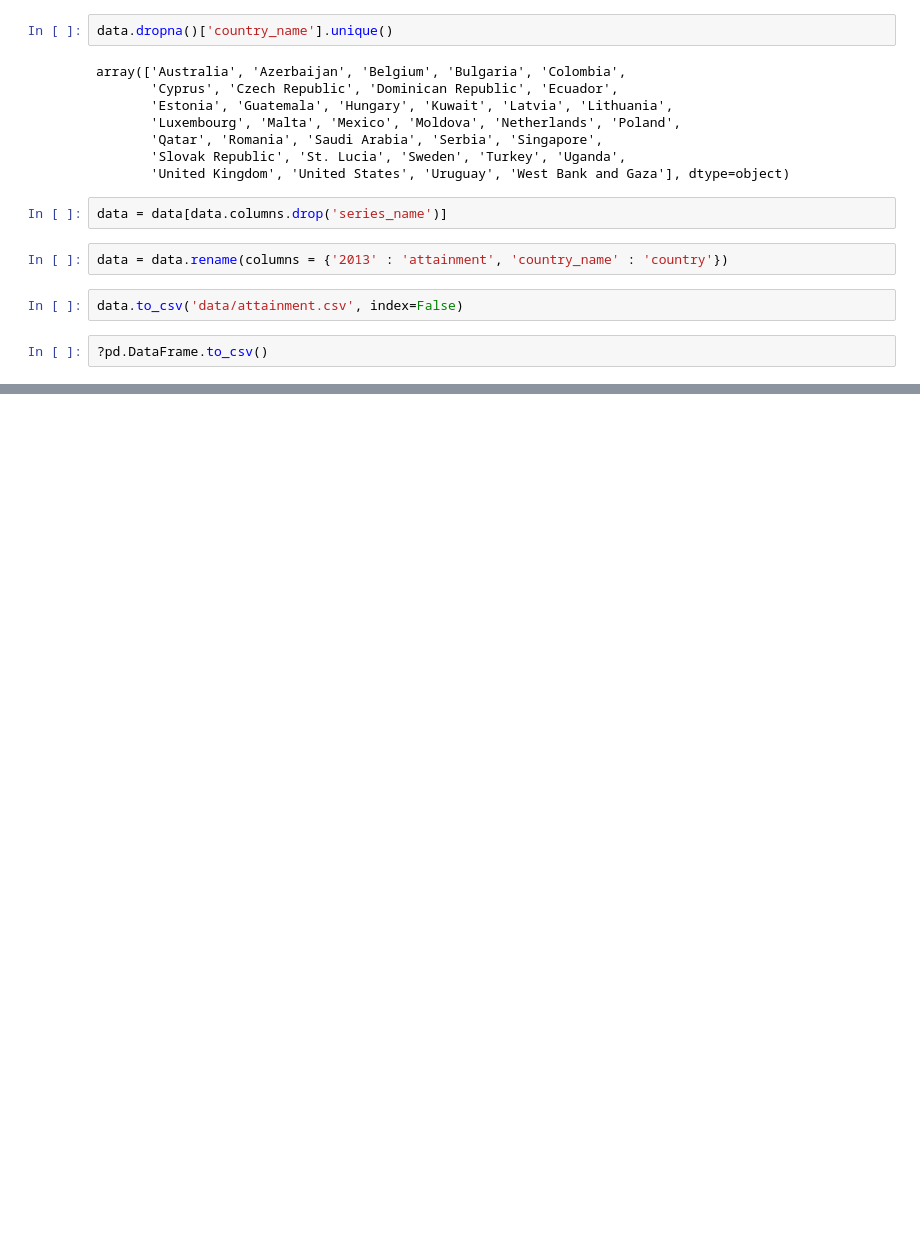
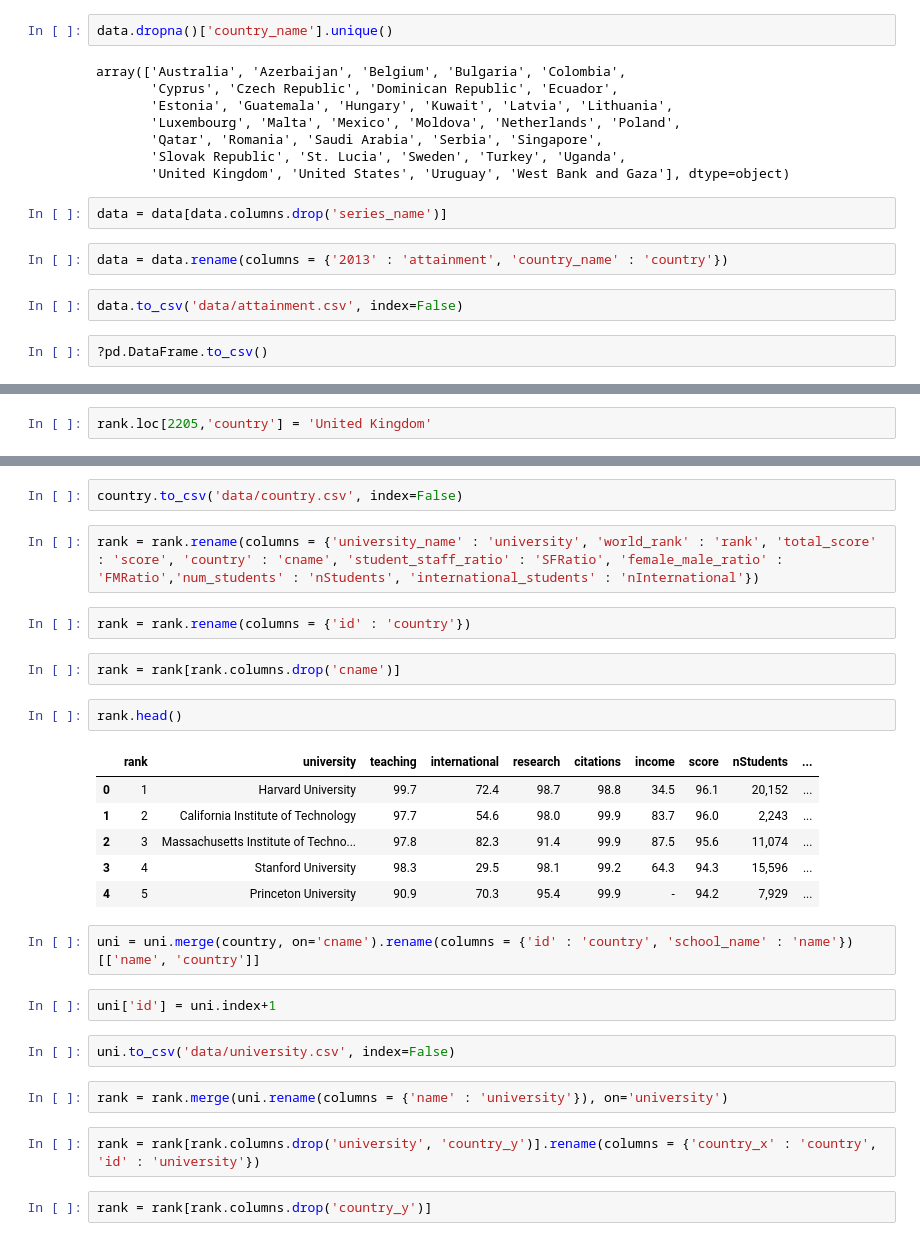
Before and after one commit to devinnicholson/CPE365-Project, a Jupyter notebook: data_cleaning.ipynb, the cells around one changed output, grey strips where cells are left out. Drawn from its saved outputs; the diff is of its cells as text; blank space fills up the shorter version.

Commit message:
Fixed data

```diff
--- a/data_cleaning.ipynb
+++ b/data_cleaning.ipynb
@@ -173,0 +246,2 @@ data.to_csv('data/attainment.csv', index=False)
+# %%
+rank.loc[2205,'country'] = 'United Kingdom'
@@ -173,0 +272,29 @@ data.to_csv('data/attainment.csv', index=False)
+# %%
+country.to_csv('data/country.csv', index=False)
+# %%
+rank = rank.rename(columns = {'university_name' : 'university', 'world_rank' : 'rank', 'total_score' : 'score', 'country' : 'cname', 'student_staff_ratio' : 'SFRatio', 'female_male_ratio' : 'FMRatio','num_students' : 'nStudents', 'international_students' : 'nInternational'})
+# %%
+rank = rank.rename(columns = {'id' : 'country'})
+# %%
+rank = rank[rank.columns.drop('cname')]
+# %%
+rank.head()
+# %% [output]
+|  | rank | university | teaching | international | research | citations | income | score | nStudents | ... |
+| 0 | 1 | Harvard University | 99.7 | 72.4 | 98.7 | 98.8 | 34.5 | 96.1 | 20,152 | ... |
+| 1 | 2 | California Institute of Technology | 97.7 | 54.6 | 98.0 | 99.9 | 83.7 | 96.0 | 2,243 | ... |
+| 2 | 3 | Massachusetts Institute of Techno... | 97.8 | 82.3 | 91.4 | 99.9 | 87.5 | 95.6 | 11,074 | ... |
+| 3 | 4 | Stanford University | 98.3 | 29.5 | 98.1 | 99.2 | 64.3 | 94.3 | 15,596 | ... |
+| 4 | 5 | Princeton University | 90.9 | 70.3 | 95.4 | 99.9 | - | 94.2 | 7,929 | ... |
+# %%
+uni = uni.merge(country, on='cname').rename(columns = {'id' : 'country', 'school_name' : 'name'})[['name', 'country']]
+# %%
+uni['id'] = uni.index+1
+# %%
+uni.to_csv('data/university.csv', index=False)
+# %%
+rank = rank.merge(uni.rename(columns = {'name' : 'university'}), on='university')
+# %%
+rank = rank[rank.columns.drop('university', 'country_y')].rename(columns = {'country_x' : 'country', 'id' : 'university'})
+# %%
+rank = rank[rank.columns.drop('country_y')]
```
Also changed, not shown: parts of 41 cells of this notebook, 11 other files.
